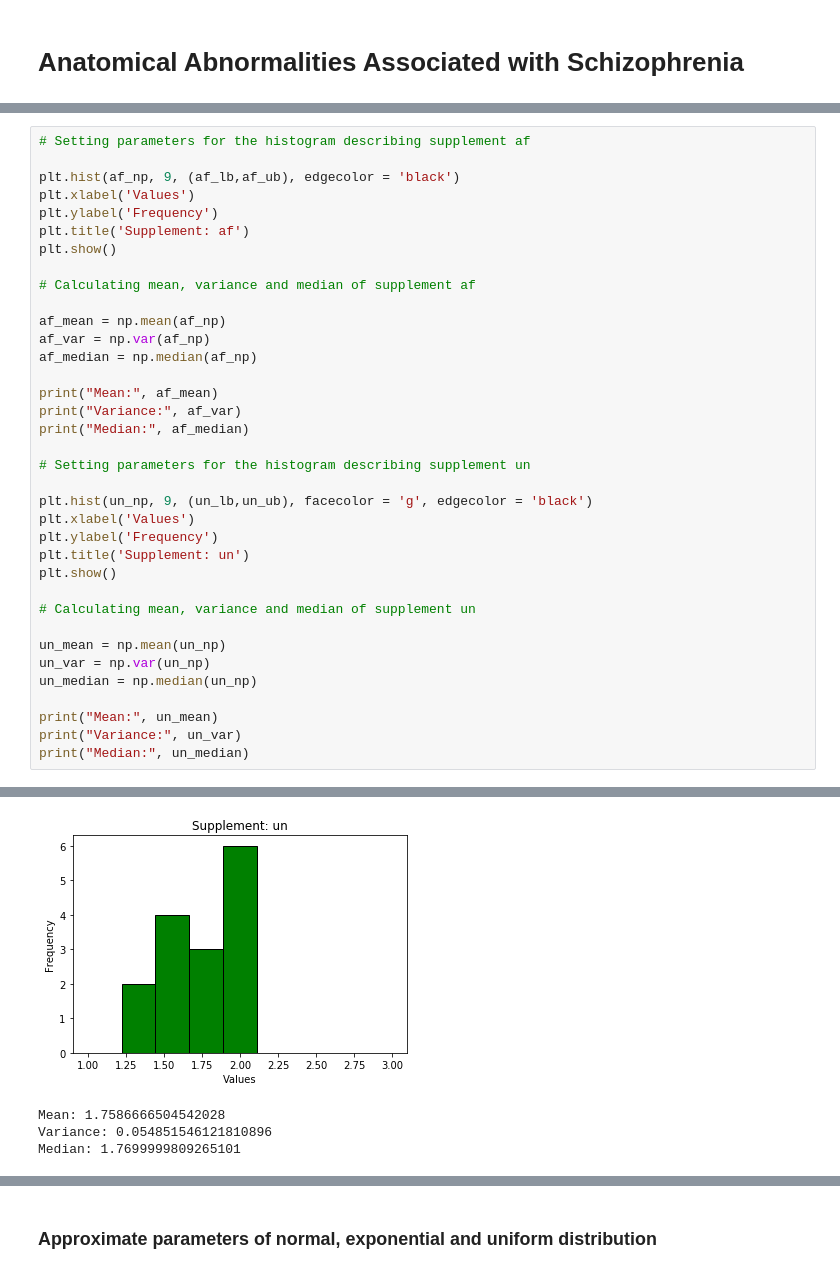
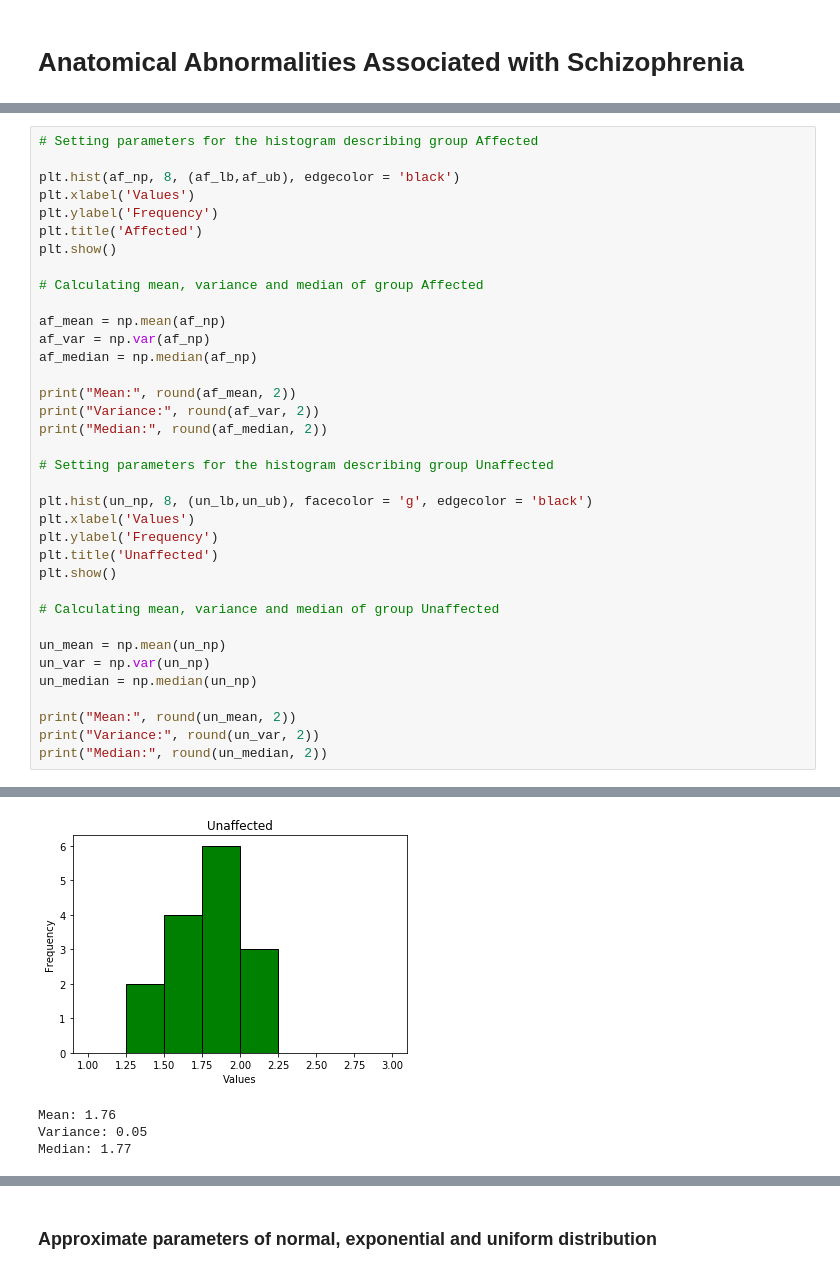
Before and after one commit to patrotom/pst_homework, a Jupyter notebook: src/general.ipynb, the cells around one changed output, grey strips where cells are left out. Cells and saved outputs as stored; diff of their text form.

```diff
--- a/src/general.ipynb
+++ b/src/general.ipynb
@@ -61,39 +66,39 @@ Size of the un supplement: 15
 Lower bound: 1
 Upper bound: 3
 # %%
-# Setting parameters for the histogram describing supplement af
+# Setting parameters for the histogram describing group Affected
 
-plt.hist(af_np, 9, (af_lb,af_ub), edgecolor = 'black')
+plt.hist(af_np, 8, (af_lb,af_ub), edgecolor = 'black')
 plt.xlabel('Values')
 plt.ylabel('Frequency')
-plt.title('Supplement: af')
+plt.title('Affected')
 plt.show()
 
-# Calculating mean, variance and median of supplement af
+# Calculating mean, variance and median of group Affected
 
 af_mean = np.mean(af_np)
 af_var = np.var(af_np)
 af_median = np.median(af_np)
 
-print("Mean:", af_mean)
-print("Variance:", af_var)
-print("Median:", af_median)
+print("Mean:", round(af_mean, 2))
+print("Variance:", round(af_var, 2))
+print("Median:", round(af_median, 2))
 
-# Setting parameters for the histogram describing supplement un
+# Setting parameters for the histogram describing group Unaffected
 
-plt.hist(un_np, 9, (un_lb,un_ub), facecolor = 'g', edgecolor = 'black')
+plt.hist(un_np, 8, (un_lb,un_ub), facecolor = 'g', edgecolor = 'black')
 plt.xlabel('Values')
 plt.ylabel('Frequency')
-plt.title('Supplement: un')
+plt.title('Unaffected')
 plt.show()
 
-# Calculating mean, variance and median of supplement un
+# Calculating mean, variance and median of group Unaffected
 
 un_mean = np.mean(un_np)
 un_var = np.var(un_np)
 un_median = np.median(un_np)
 
-print("Mean:", un_mean)
-print("Variance:", un_var)
-print("Median:", un_median)
+print("Mean:", round(un_mean, 2))
+print("Variance:", round(un_var, 2))
+print("Median:", round(un_median, 2))
 # %% [output]
@@ -104,7 +109,7 @@ Median: 1.5900000333786002
-[figure, old version]
+[figure, new version]
-Mean: 1.7586666504542028
-Variance: 0.054851546121810896
-Median: 1.7699999809265101
+Mean: 1.76
+Variance: 0.05
+Median: 1.77
 # %% [markdown]
 ## Task 2
 
```
Also changed, not shown: parts of 22 cells of this notebook.
